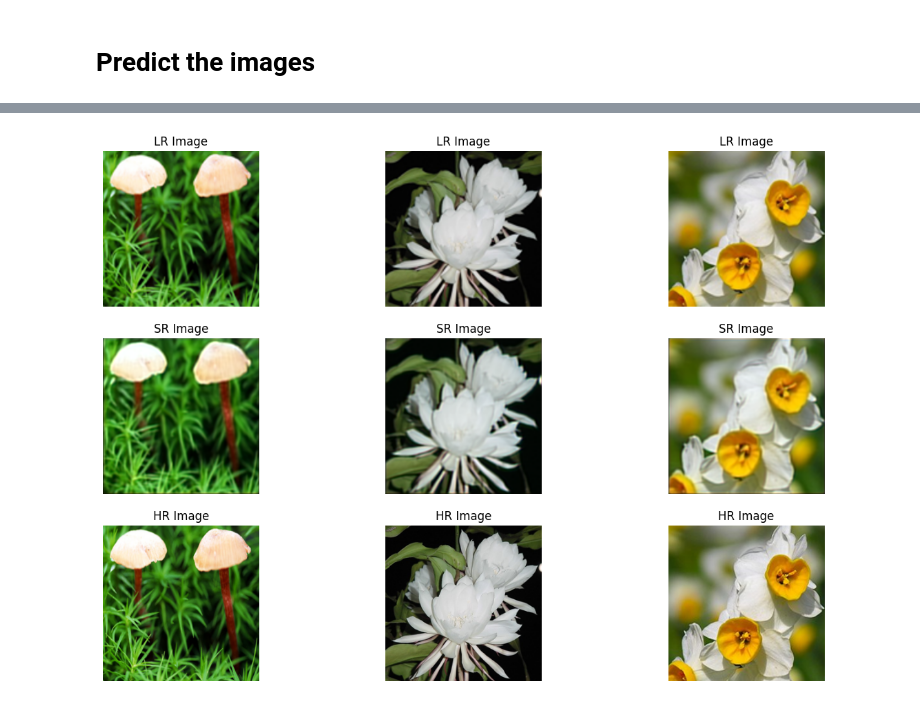
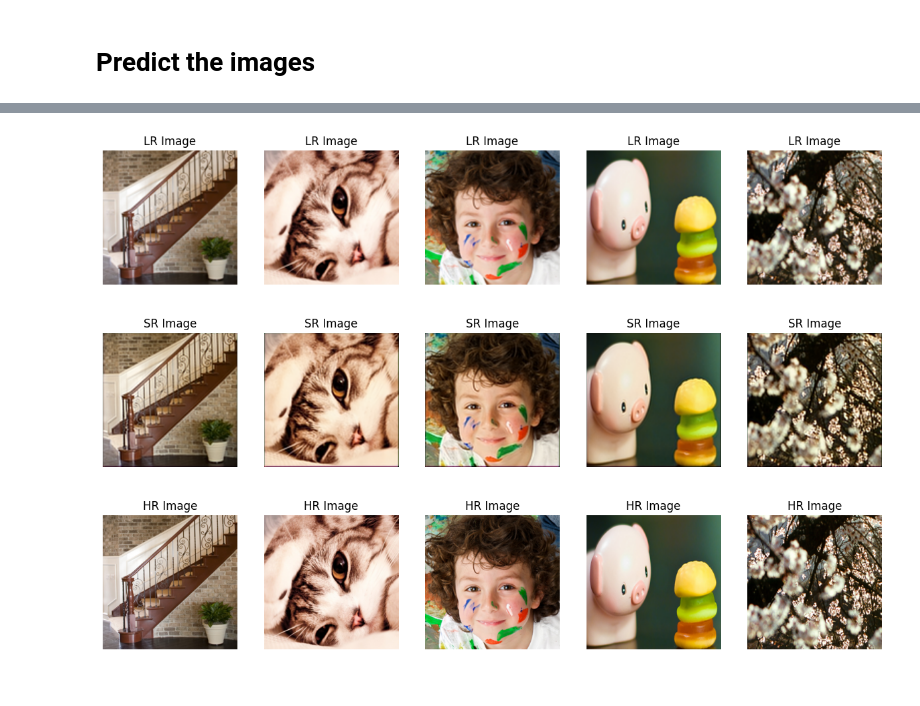
Before and after one commit to AchiraLaovong/Image-Enhancement, a Jupyter notebook: SRCNN.ipynb, the cells around one changed output, grey strips where cells are left out. Drawn from its saved outputs; the diff is of its cells as text; code cells hidden in the pictures.

```diff
--- a/SRCNN.ipynb
+++ b/SRCNN.ipynb
@@ -33,14 +33,19 @@ hr_images = load_images('Dataset/Resized/')
 lr_images = load_images('Dataset/Processed/')
 
 combined_data = list(zip(lr_images, hr_images))
-train_data, test_data = train_test_split(combined_data, test_size=0.2)
+train_data, test_data = train_test_split(combined_data, test_size=0.3)
+val_data, test_data = train_test_split(test_data, test_size=0.5)
 
 X_train, y_train = zip(*train_data)
 X_test, y_test = zip(*test_data)
-
-X_train = np.array([np.array(img) for img in X_train])
-y_train = np.array([np.array(img) for img in y_train])
-X_test = np.array([np.array(img) for img in X_test])
-y_test = np.array([np.array(img) for img in y_test])
+X_val, y_val = zip(*val_data)
+# %%
+# Normalize the pixel values to [0, 1]
+def normalize(data):
+    return np.array([np.array(img, dtype=np.float32) / 255.0 for img in data])
+
+X_train, y_train = normalize(X_train), normalize(y_train)
+X_test, y_test = normalize(X_test), normalize(y_test)
+X_val, y_val = normalize(X_val), normalize(y_val)
 # %%
 # Build the SRCNN model
@@ -89,4 +111,4 @@ X_train.shape, y_train.shape, X_test.shape, y_test.shape
 # %%
-srcnn_model.fit(X_train, y_train, batch_size=128, epochs=100, validation_data=(X_test, y_test))
+srcnn_model.fit(X_train, y_train, batch_size=128, epochs=100, validation_data=(X_val, y_val))
 # %% [output]
 Epoch 1/100
@@ -110,27 +132,33 @@ Epoch 100/100
 # %% [markdown]
 # Predict the images
 # %%
+# Denormalize the pixel values
+def denormalize(data):
+    data = np.array(data)
+    return (data * 255.).astype(np.uint8)
+
 def predict(image, model):
-    image = np.array(image)
-    image = image.astype(np.float32)
-    image /= 255.
     image = np.expand_dims(image, axis=0)
     sr = model.predict(image)
-    sr *= 255.
-    sr = np.clip(sr, 0, 255).astype(np.uint8)
-    return sr[0]
+    sr = sr[0]
+    sr = np.clip(sr * 255.0, 0, 255).astype(np.uint8)
+    return sr
 
 def predict_images(images, model):
     sr_images = []
     for img in images:
-        sr_images.append(predict(img, model))
+        sr_image = predict(img, model)
+        sr_images.append(sr_image)
     return sr_images
 
 # Plotting the images
 sr_test_images = predict_images(X_test, srcnn_model)
-fig, axs = plt.subplots(3, 3, figsize=(15, 10))
+y_test = denormalize(y_test)
+X_test = denormalize(X_test)
 
-for i in range(3):
+fig, axs = plt.subplots(3, 5, figsize=(15, 10))
+
+for i in range(5):
     axs[0, i].imshow(X_test[i])
     axs[0, i].set_title('LR Image')
     axs[0, i].axis('off')
@@ -166,3 +189,3 @@ for i in range(3):
-[figure, old version]
+[figure, new version]
 # %%
 # Evaluate the model
```
Also changed, not shown: parts of 8 cells of this notebook.
